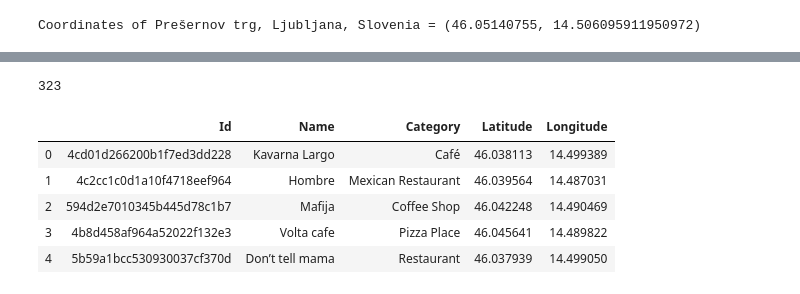
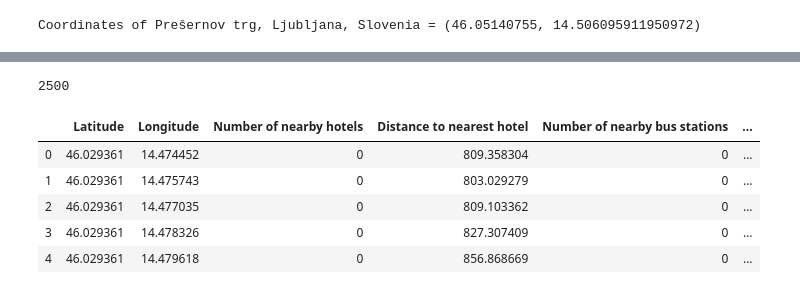
Before and after one commit to mkaste/Coursera_Capstone, a Jupyter notebook: Capstone_Project.ipynb, the cells around one changed output, grey strips where cells are left out. Drawn from its saved outputs; the diff is of its cells as text; code cells hidden in the pictures.

Commit message:
Code for location candidates and clustering

```diff
--- a/Capstone_Project.ipynb
+++ b/Capstone_Project.ipynb
@@ -361,0 +675,7 @@ Processing areas: .........
+# %%
+# create a Dataframe with location
+
+#df_locations = pd.DataFrame({'Latitude':[],'Longitude':[]})
+df_locations = pd.DataFrame(location_candidates, columns = ['Latitude', 'Longitude'])
+#print(len(df_locations))
+df_locations.head()
@@ -362,11 +689,21 @@ Processing areas: .........
+# %%
+df_locations['Number of nearby hotels'] = df_locations.apply(lambda x: calculate_number_of_nearby_hotels(x), axis=1)
+df_locations['Distance to nearest hotel'] = df_locations.apply(lambda x: calculate_distance_to_nearest_hotel(x), axis=1)
+# %%
+df_locations['Number of nearby bus stations'] = df_locations.apply(lambda x: calculate_number_of_nearby_bus_stations(x), axis=1)
+df_locations['Distance to nearest bus station'] = df_locations.apply(lambda x: calculate_distance_to_nearest_bus_station(x), axis=1)
+# %%
+
+df_locations['Number of nearby food venues'] = df_locations.apply(lambda x: calculate_number_of_nearby_food_venues(x), axis=1)
+df_locations['Distance to nearest food venue'] = df_locations.apply(lambda x: calculate_distance_to_nearest_food_venue(x), axis=1)
 # %%
-print(len(food_venues))
-food_venues.head()
+print(len(df_locations))
+df_locations.head()
 # %% [output]
-323
+2500
-|  | Id | Name | Category | Latitude | Longitude |
-| 0 | 4cd01d266200b1f7ed3dd228 | Kavarna Largo | Café | 46.038113 | 14.499389 |
-| 1 | 4c2cc1c0d1a10f4718eef964 | Hombre | Mexican Restaurant | 46.039564 | 14.487031 |
-| 2 | 594d2e7010345b445d78c1b7 | Mafija | Coffee Shop | 46.042248 | 14.490469 |
-| 3 | 4b8d458af964a52022f132e3 | Volta cafe | Pizza Place | 46.045641 | 14.489822 |
-| 4 | 5b59a1bcc530930037cf370d | Don’t tell mama | Restaurant | 46.037939 | 14.499050 |
+|  | Latitude | Longitude | Number of nearby hotels | Distance to nearest hotel | Number of nearby bus stations | ... |
+| 0 | 46.029361 | 14.474452 | 0 | 809.358304 | 0 | ... |
+| 1 | 46.029361 | 14.475743 | 0 | 803.029279 | 0 | ... |
+| 2 | 46.029361 | 14.477035 | 0 | 809.103362 | 0 | ... |
+| 3 | 46.029361 | 14.478326 | 0 | 827.307409 | 0 | ... |
+| 4 | 46.029361 | 14.479618 | 0 | 856.868669 | 0 | ... |
```
Also changed, not shown: parts of 58 cells of this notebook.
